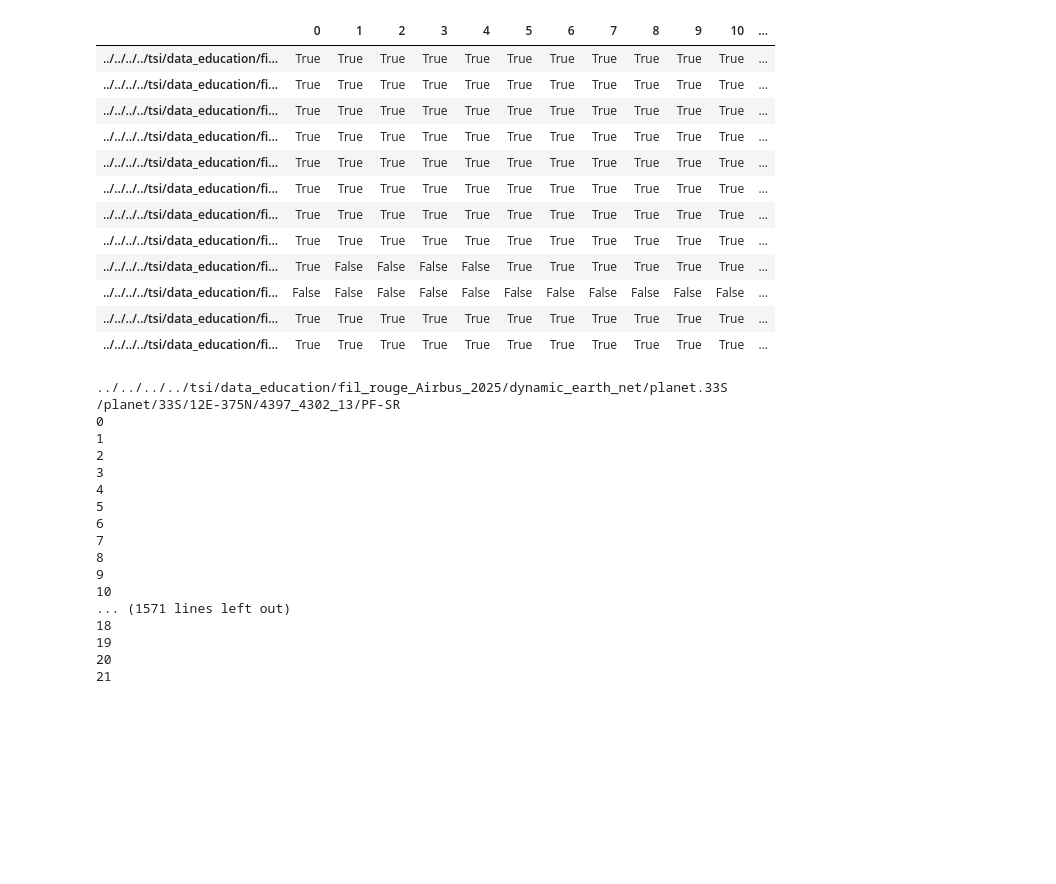
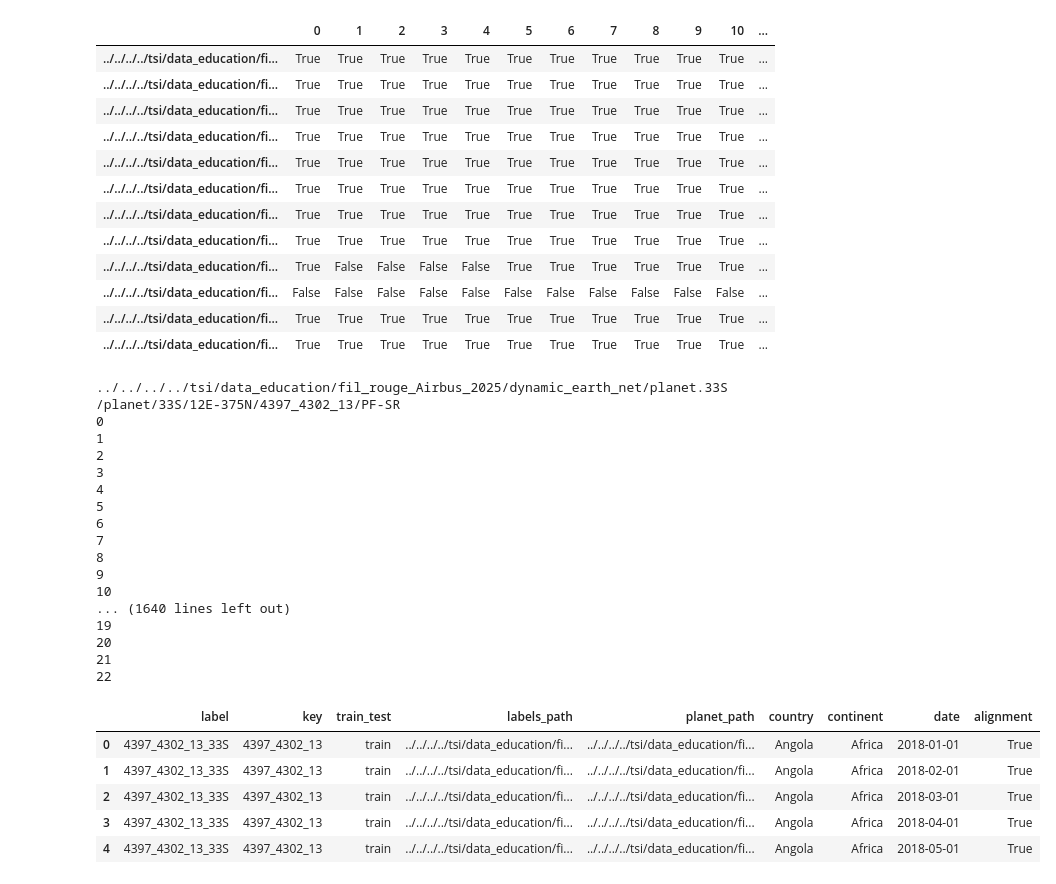
Before and after one commit to alexandreRocchiHenry/Computer_Vision_Projet, a Jupyter notebook: connection_bd.ipynb, the cells around one changed output. Saved outputs shown, nothing was run; the diff lists cells and outputs as text; code cells hidden in the pictures; blank space fills up the shorter version.

```diff
--- a/connection_bd.ipynb
+++ b/connection_bd.ipynb
@@ -455,7 +455,7 @@ for _, row in df.iterrows():
         # Transformer la date en format Year_Month_Day (ex: "2018_01_01")
         date_suffix_planet = dt.strftime("%Y-%m-%d")
         suff = row['labels_path'].split("/")[-2]
-        date_suffix_labels = dt.strftime("%Y_%m_%d")
+        date_suffix_labels = dt.strftime("%Y-%m-%d")
 
         # Ajouter la date à la fin de planet_path et labels_path
         new_row['planet_path'] = f"{row['planet_path']}/{date_suffix_planet}.tif"
@@ -509,9 +509,8 @@ df_results.head(12)
 # %%
 df = df_results.copy()
 
-date_range = pd.date_range("2018-02-01", periods=22, freq="MS")
-# "MS" => Month Start, so this yields:
-#   2018-01-01, 2018-02-01, ..., up to 22 consecutive months.
+date_range = pd.date_range("2018-02-01", periods=23, freq="MS")
+
 
 expanded_rows = []
 j=0
@@ -519,8 +518,9 @@ j=0
 for row in df.itertuples(index=False):
 
     planet_path = paths[j]
+    date_str = pd.to_datetime("2018-01-01").strftime("%Y-%m-%d")
     expanded_rows.append({
-        "date": pd.to_datetime("2018-01-01").strftime("%Y-%m-%d"),
+        "date": date_str,
         # Append the date to the end of the path, if desired:
         "planet_path": f"{planet_path}/{date_str}.tif",
         "alignment": True
@@ -553,13 +553,24 @@ for row in df.itertuples(index=False):
 8
 9
 10
-... (1571 lines left out)
-18
+... (1640 lines left out)
 19
 20
 21
+22
 # %%
 df_results_extended = pd.DataFrame(expanded_rows)
 
 df_results_extended.to_csv("df_results_extended.csv", index=False)
+# %%
+df_merged_extended = pd.merge(df_extended, df_results_extended, on="planet_path", how="left")
+# %%
+df_merged_extended.head()
+# %% [output]
+|  | label | key | train_test | labels_path | planet_path | country | continent | date | alignment |
+| 0 | 4397_4302_13_33S | 4397_4302_13 | train | ../../../../tsi/data_education/fi... | ../../../../tsi/data_education/fi... | Angola | Africa | 2018-01-01 | True |
+| 1 | 4397_4302_13_33S | 4397_4302_13 | train | ../../../../tsi/data_education/fi... | ../../../../tsi/data_education/fi... | Angola | Africa | 2018-02-01 | True |
+| 2 | 4397_4302_13_33S | 4397_4302_13 | train | ../../../../tsi/data_education/fi... | ../../../../tsi/data_education/fi... | Angola | Africa | 2018-03-01 | True |
+| 3 | 4397_4302_13_33S | 4397_4302_13 | train | ../../../../tsi/data_education/fi... | ../../../../tsi/data_education/fi... | Angola | Africa | 2018-04-01 | True |
+| 4 | 4397_4302_13_33S | 4397_4302_13 | train | ../../../../tsi/data_education/fi... | ../../../../tsi/data_education/fi... | Angola | Africa | 2018-05-01 | True |
 # %%
```
Also changed, not shown: parts of 1 cell of this notebook, 1 other file.
